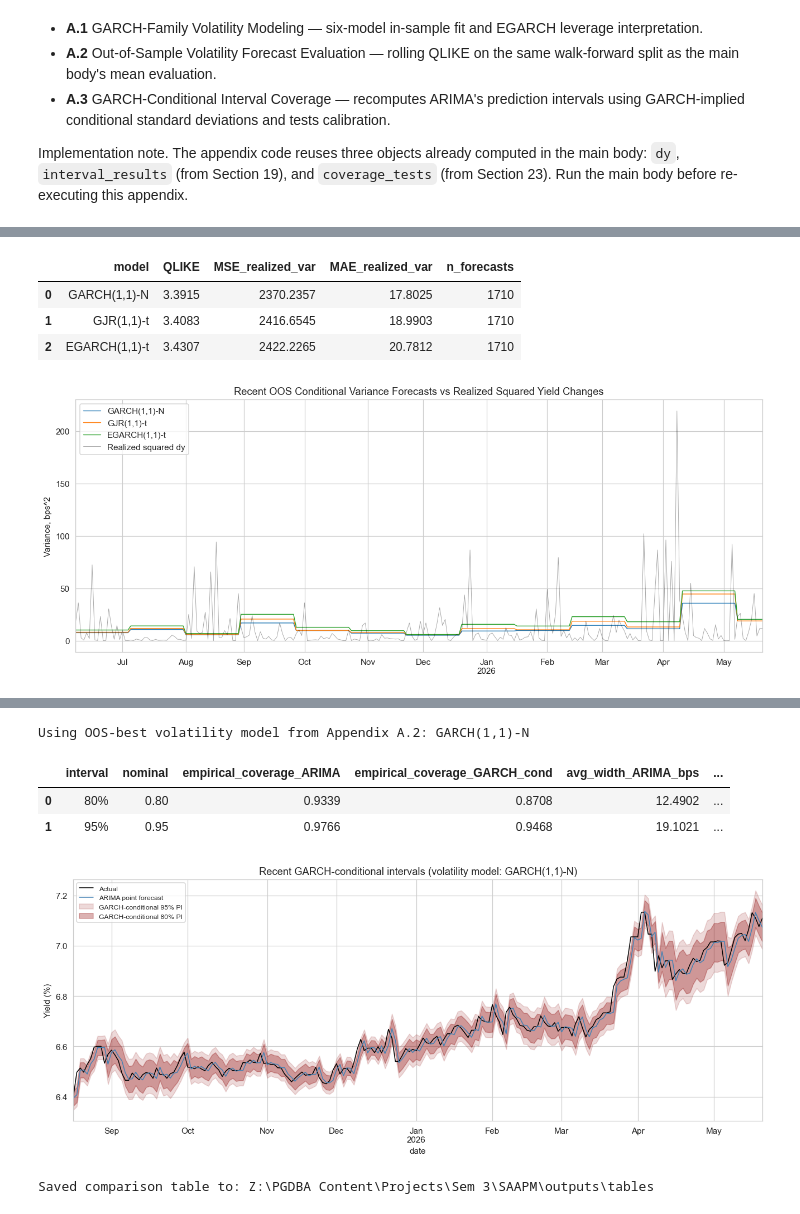
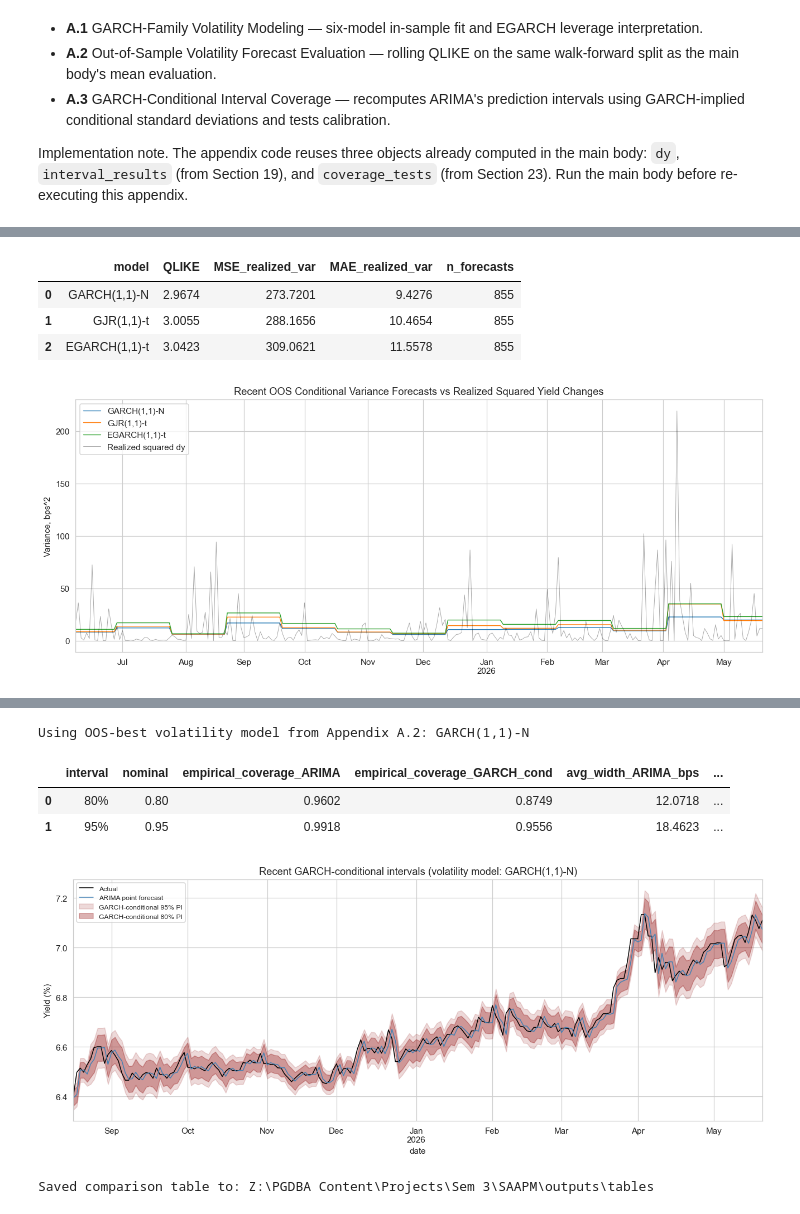
Before and after one commit to vybhav72954/india-gsec-yield, a Jupyter notebook: Univariate_India_10Y_Yield_v3.ipynb, the cells around one changed output, grey strips where cells are left out. Drawn from its saved outputs; the diff is of its cells as text; code cells hidden in the pictures.

Commit message:
Updated the plots and tables

```diff
--- a/Univariate_India_10Y_Yield_v3.ipynb
+++ b/Univariate_India_10Y_Yield_v3.ipynb
@@ -3170,7 +3168,7 @@ def rolling_arima_forecast_intervals(series: pd.Series, n_train: int, order: tup
     return pd.DataFrame(rows).set_index('date')
 
 
-interval_results = rolling_arima_forecast_intervals(y['yield'], n_train, best_order, alpha_levels=(0.20, 0.05), refit_every=20)
+interval_results = rolling_arima_forecast_intervals(y['yield'], n_train_val, best_order, alpha_levels=(0.20, 0.05), refit_every=20)
 coverage_rows = []
 for level in [80, 95]:
     lower = interval_results[f'lower_{level}']
@@ -3510,7 +3508,7 @@ def horizon_dm_table(series: pd.Series, n_train: int, order: tuple, horizons=(1,
     return pd.DataFrame(rows)
 
 
-multi_horizon_results = horizon_dm_table(y['yield'], n_train, best_order, horizons=(1, 5, 22, 66))
+multi_horizon_results = horizon_dm_table(y['yield'], n_train_val, best_order, horizons=(1, 5, 22, 66))
 display(multi_horizon_results.round(4))
 # %% [output]
 |  | horizon_days | RW_RMSE | ARIMA_RMSE | RW_MAE | ARIMA_MAE | ARIMA_minus_RW_RMSE_bps | DM_stat | DM_pvalue | ... |
@@ -4329,7 +4311,7 @@ def qlike(realized_var, forecast_var):
 
 
 dy_bp_full = (dy * 100).dropna()
-n_train_vol = int(len(dy_bp_full) * (1 - OOS_FRACTION))
+n_train_vol = dy_bp_full.index.get_loc(test_idx[0])  # Test slice start (end of validation), matching the ARIMA walk-forward
 vol_specs = {
     'GARCH(1,1)-N': {'vol': 'GARCH', 'p': 1, 'q': 1, 'o': 0, 'dist': 'normal'},
     'GJR(1,1)-t': {'vol': 'GARCH', 'p': 1, 'q': 1, 'o': 1, 'dist': 't'},
@@ -4342,37 +4324,37 @@ for name, spec in vol_specs.items():
     var_fc = rolling_garch_variance_forecast(dy_bp_full, n_train_vol, spec, refit_every=20)
     realized_var = (dy_bp_full.reindex(var_fc.index) ** 2).dropna()
     aligned = pd.DataFrame({'realized_var': realized_var, 'forecast_var': var_fc}).dropna()
     loss = qlike(aligned['realized_var'], aligned['forecast_var'])
     vol_forecasts[name] = aligned
     vol_oos_rows.append({
         'model': name,
         'QLIKE': float(np.mean(loss)),
         'MSE_realized_var': float(np.mean((aligned['realized_var'] - aligned['forecast_var']) ** 2)),
         'MAE_realized_var': float(np.mean(np.abs(aligned['realized_var'] - aligned['forecast_var']))),
         'n_forecasts': len(aligned),
     })
 
 vol_oos = pd.DataFrame(vol_oos_rows).sort_values('QLIKE')
 display(vol_oos.round(4))
 
 fig, ax = plt.subplots(figsize=(12, 5))
 for name, aligned in vol_forecasts.items():
     aligned['forecast_var'].tail(250).plot(ax=ax, lw=0.9, label=name)
 (dy_bp_full ** 2).reindex(next(iter(vol_forecasts.values())).index).tail(250).plot(
     ax=ax, lw=0.6, alpha=0.35, color='black', label='Realized squared dy'
 )
 ax.set_title('Recent OOS Conditional Variance Forecasts vs Realized Squared Yield Changes')
 ax.set_ylabel('Variance, bps^2')
 ax.legend()
 plt.tight_layout()
 plt.savefig(FIG_DIR / "garch_oos_variance.png", dpi=130, bbox_inches="tight")
 plt.show()
 # %% [output]
 |  | model | QLIKE | MSE_realized_var | MAE_realized_var | n_forecasts |
-| 0 | GARCH(1,1)-N | 3.3915 | 2370.2357 | 17.8025 | 1710 |
-| 1 | GJR(1,1)-t | 3.4083 | 2416.6545 | 18.9903 | 1710 |
-| 2 | EGARCH(1,1)-t | 3.4307 | 2422.2265 | 20.7812 | 1710 |
+| 0 | GARCH(1,1)-N | 2.9674 | 273.7201 | 9.4276 | 855 |
+| 1 | GJR(1,1)-t | 3.0055 | 288.1656 | 10.4654 | 855 |
+| 2 | EGARCH(1,1)-t | 3.0423 | 309.0621 | 11.5578 | 855 |
-[figure, old version]
+[figure, new version]
 # %% [markdown]
 ## A.3 GARCH-Conditional Interval Coverage
 
@@ -4471,9 +4453,9 @@ print(f'Saved comparison table to: {OUT_DIR.resolve()}')
 # %% [output]
 Using OOS-best volatility model from Appendix A.2: GARCH(1,1)-N
 |  | interval | nominal | empirical_coverage_ARIMA | empirical_coverage_GARCH_cond | avg_width_ARIMA_bps | ... |
-| 0 | 80% | 0.80 | 0.9339 | 0.8708 | 12.4902 | ... |
-| 1 | 95% | 0.95 | 0.9766 | 0.9468 | 19.1021 | ... |
+| 0 | 80% | 0.80 | 0.9602 | 0.8749 | 12.0718 | ... |
+| 1 | 95% | 0.95 | 0.9918 | 0.9556 | 18.4623 | ... |
-[figure, old version]
+[figure, new version]
 Saved comparison table to: Z:\PGDBA Content\Projects\Sem 3\SAAPM\outputs\tables
 # %% [markdown]
 ## A.4 Appendix Summary
```
Also changed, not shown: parts of 10 cells of this notebook, 7 other files.
